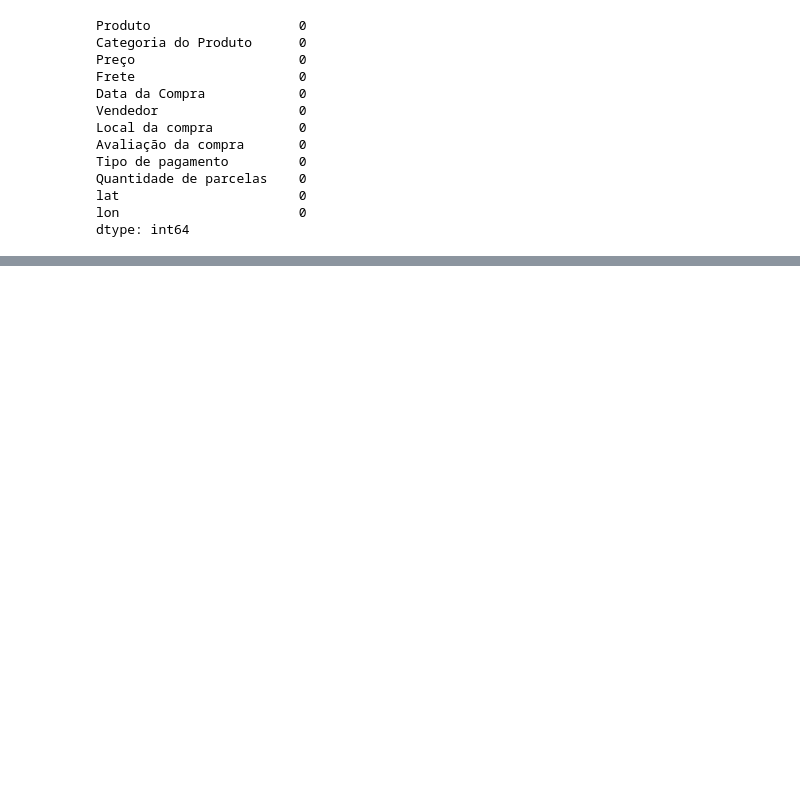
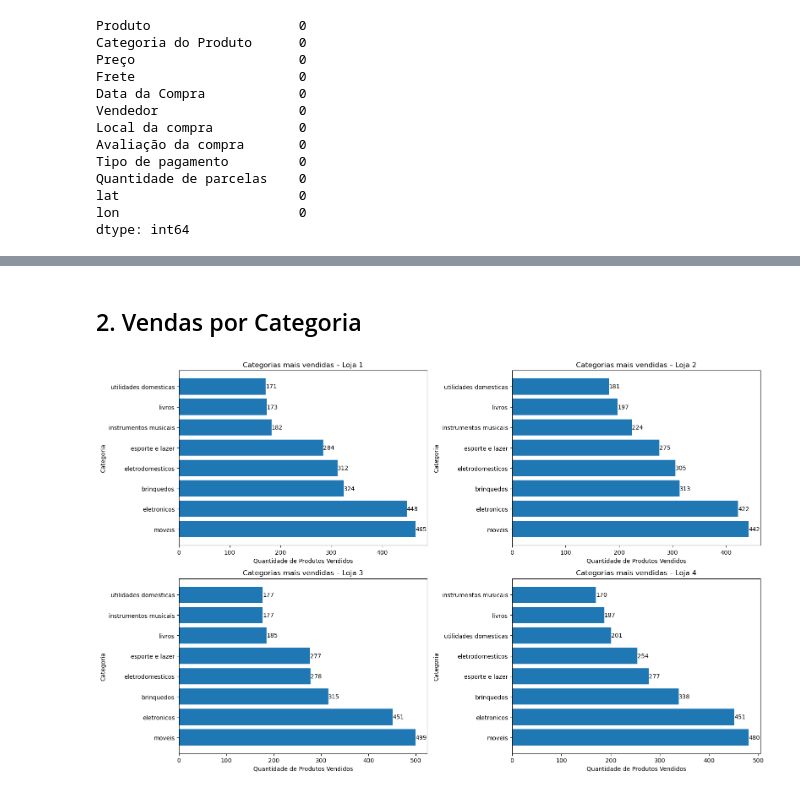
Before and after one commit to FiGuidastri/challenge-alura-store, a Jupyter notebook: main.ipynb, the cells around one changed output, grey strips where cells are left out. Cells and saved outputs as stored; diff of their text form; code cells hidden in the pictures; blank space fills up the shorter version.

```diff
--- a/main.ipynb
+++ b/main.ipynb
@@ -180,0 +192,50 @@ Faturamento total - Loja 4:  1384497.58
+# %% [markdown]
+## 2. Vendas por Categoria
+# %%
+import matplotlib.pyplot as plt
+
+# === Preparar os dados ===
+dados1 = df_loja1["Categoria do Produto"].value_counts()
+dados2 = df_loja2["Categoria do Produto"].value_counts()
+dados3 = df_loja3["Categoria do Produto"].value_counts()
+dados4 = df_loja4["Categoria do Produto"].value_counts()
+
+# === Criar a figura 2x2 ===
+fig, axes = plt.subplots(2, 2, figsize=(16, 10))
+
+# --- Loja 1 ---
+axes[0, 0].barh(dados1.index, dados1.values)
+axes[0, 0].set_title("Categorias mais vendidas – Loja 1")
+axes[0, 0].set_xlabel("Quantidade de Produtos Vendidos")
+axes[0, 0].set_ylabel("Categoria")
+for i, v in enumerate(dados1.values):
+    axes[0, 0].text(v, i, str(v), va="center")
+
+# --- Loja 2 ---
+axes[0, 1].barh(dados2.index, dados2.values)
+axes[0, 1].set_title("Categorias mais vendidas – Loja 2")
+axes[0, 1].set_xlabel("Quantidade de Produtos Vendidos")
+axes[0, 1].set_ylabel("Categoria")
+for i, v in enumerate(dados2.values):
+    axes[0, 1].text(v, i, str(v), va="center")
+
+# --- Loja 3 ---
+axes[1, 0].barh(dados3.index, dados3.values)
+axes[1, 0].set_title("Categorias mais vendidas – Loja 3")
+axes[1, 0].set_xlabel("Quantidade de Produtos Vendidos")
+axes[1, 0].set_ylabel("Categoria")
+for i, v in enumerate(dados3.values):
+    axes[1, 0].text(v, i, str(v), va="center")
+
+# --- Loja 4 ---
+axes[1, 1].barh(dados4.index, dados4.values)
+axes[1, 1].set_title("Categorias mais vendidas – Loja 4")
+axes[1, 1].set_xlabel("Quantidade de Produtos Vendidos")
+axes[1, 1].set_ylabel("Categoria")
+for i, v in enumerate(dados4.values):
+    axes[1, 1].text(v, i, str(v), va="center")
+
+plt.tight_layout()
+plt.show()
+# %% [output]
+[figure, added]
```
Also changed, not shown: parts of 8 cells of this notebook.
